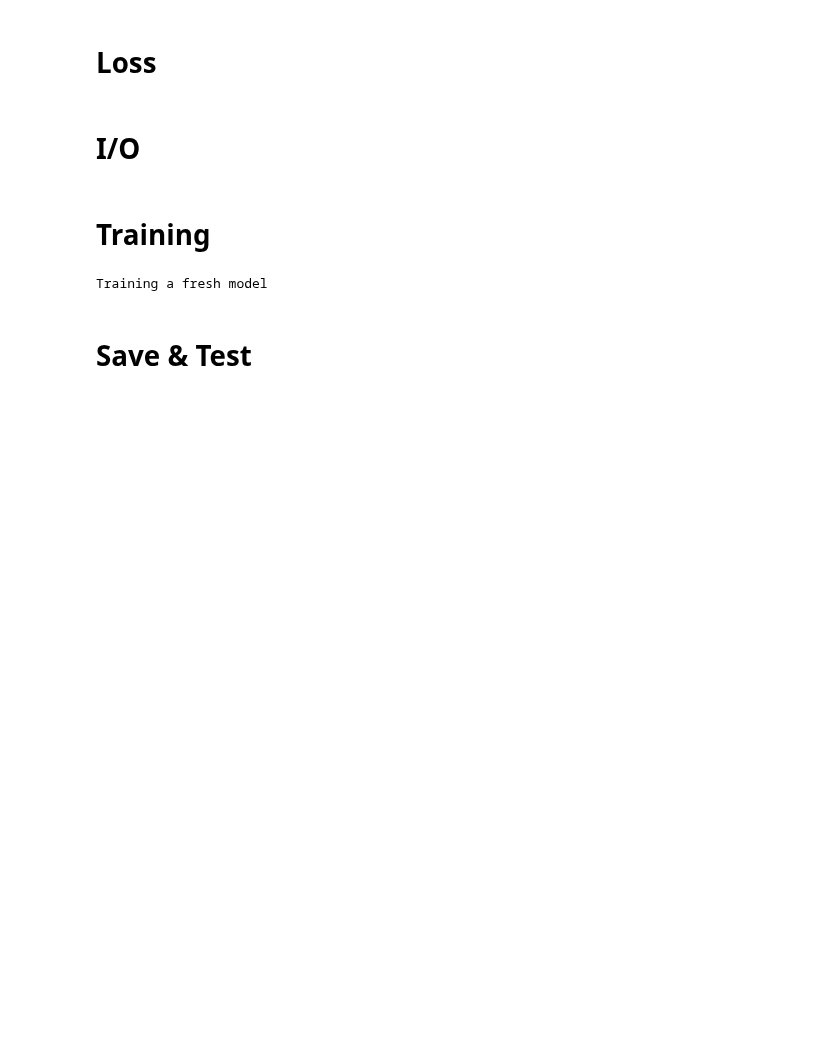
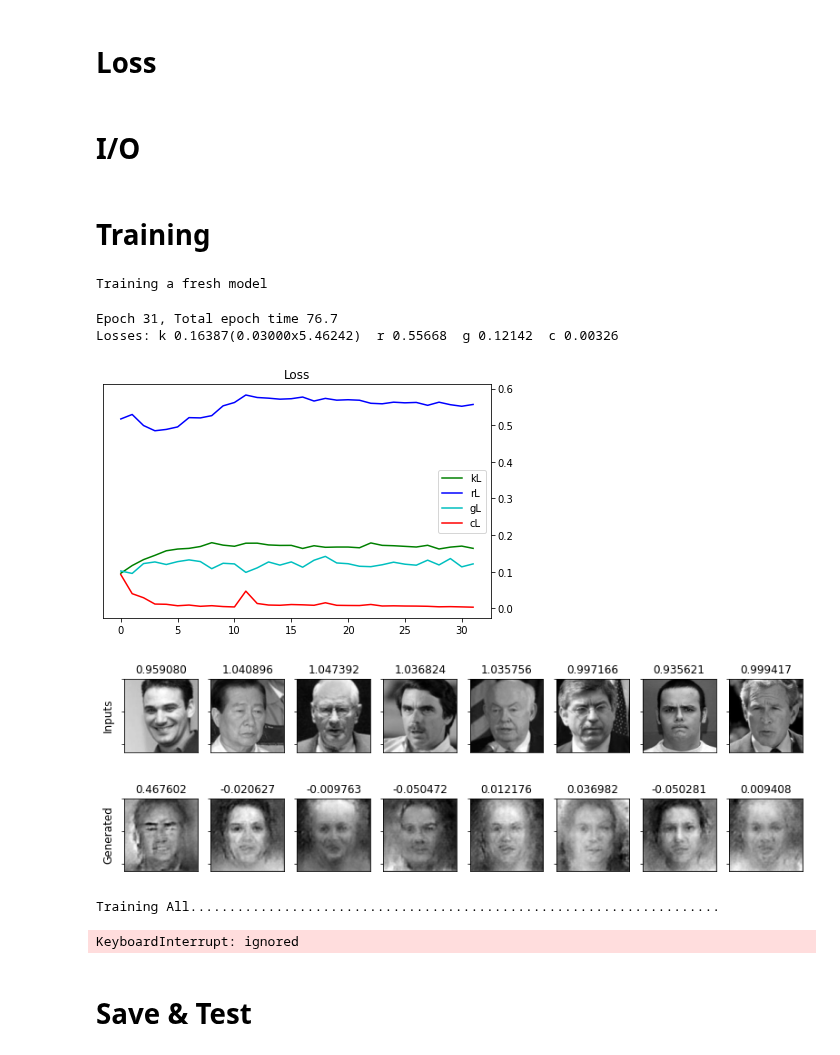
Before and after one commit to willtc111/StoicNet, a Jupyter notebook: Trainer.ipynb, the cells around one changed output. Cells and saved outputs as stored; diff of their text form; code cells hidden in the pictures; blank space fills up the shorter version.

```diff
--- a/Trainer.ipynb
+++ b/Trainer.ipynb
@@ -115,7 +115,8 @@ def parserCK(record):
     imageExpressive -= 1
     imageOther -= 1
 
-    return {"imageNeutral":imageNeutral, "imageExpressive":imageExpressive, "imageOther":imageOther}
+    #return {"imageNeutral":imageNeutral, "imageExpressive":imageExpressive, "imageOther":imageOther}
+    return {"image":imageExpressive}
 # %%
 BUFFER_SIZE = 20000
 BATCH_SIZE = 32
@@ -126,22 +127,25 @@ DB_PATH = BASE_DIR
 
 raw_LFW_train = tf.data.TFRecordDataset(DB_PATH + "trainLFW.tfrecords")
 raw_LFW_test = tf.data.TFRecordDataset(DB_PATH + "testLFW.tfrecords")
-parsed_LFW_train = raw_LFW_train.map(parserLFW).shuffle(BUFFER_SIZE).batch(BATCH_SIZE)
-parsed_LFW_test = raw_LFW_test.map(parserLFW).shuffle(BUFFER_SIZE).batch(BATCH_SIZE)
-
 
 raw_CK_train = tf.data.TFRecordDataset(DB_PATH + "train.tfrecords")
 raw_CK_test = tf.data.TFRecordDataset(DB_PATH + "test.tfrecords")
 
+raw_novel = tf.data.TFRecordDataset(DB_PATH + "novel.tfrecords")
+
+
+parsed_LFW_train = raw_LFW_train.map(parserLFW)
+parsed_LFW_test = raw_LFW_test.map(parserLFW)
+
 #raw_CK_val = raw_test.shard(2,0)
 #raw_CK_test = raw_test.shard(2,1)
+parsed_CK_train = raw_CK_train.map(parserCK)
+#parsed_CK_val = raw_val.map(parserCK)
+parsed_CK_test = raw_CK_test.map(parserCK)
 
-parsed_CK_train = raw_CK_train.map(parserCK).shuffle(BUFFER_SIZE).batch(BATCH_SIZE)
-#parsed_CK_val = raw_val.map(parserCK).shuffle(BUFFER_SIZE).batch(BATCH_SIZE)
-parsed_CK_test = raw_CK_test.map(parserCK).shuffle(BUFFER_SIZE).batch(BATCH_SIZE)
+parsed_train = parsed_LFW_train.concatenate(parsed_CK_train.shard(4,0)).shuffle(BUFFER_SIZE).batch(BATCH_SIZE)
+parsed_test  = parsed_LFW_test.concatenate(  parsed_CK_test.shard(4,0)).shuffle(BUFFER_SIZE).batch(BATCH_SIZE)
 
-
-raw_novel = tf.data.TFRecordDataset(DB_PATH + "novel.tfrecords")
 parsed_novel = raw_novel.map(parserCK)
 # %% [markdown]
 # Model
@@ -518,7 +522,8 @@ num_examples_to_generate = 16
 extra_critic_training_rounds = 0
 
 random_vector_for_generation = tf.random.normal(shape=[num_examples_to_generate, latent_dim])
-random_images_for_generation = [image_features['imageExpressive'] for image_features in parsed_CK_test.take(1)][0][0:num_examples_to_generate]
+#random_images_for_generation = [image_features['imageExpressive'] for image_features in parsed_CK_test.take(1)][0][0:num_examples_to_generate]
+random_images_for_generation = [image_features['image'] for image_features in parsed_test.take(1)][0][0:num_examples_to_generate]
 
 encOptimizer = tf.keras.optimizers.Adam(learning_rate=0.00005, beta_1=0.5)
 decOptimizer = tf.keras.optimizers.Adam(learning_rate=0.00005, beta_1=0.5)
@@ -540,13 +545,15 @@ else:
 Training a fresh model
 # %%
 # Wkl (aka beta) weighs KL Divergence loss, limiting encoding capacity
-Wkl = tf.convert_to_tensor(0.01, dtype=tf.float32)
-max_Wkl = 0.01
+Wkl = tf.convert_to_tensor(0.03, dtype=tf.float32)
+max_Wkl = 0.03
 Wkl_ramp_start = -1   # Ramps up
 Wkl_ramp_end = 10
 # Tried:
 # 0.001 (too low with Wrl=5, Wgl=1)
-# 0.01 (better with Wrl=5, Wgl=0.5)
+# 0.01 ( better  with Wrl=5, Wgl=0.5)
+# 0.05 (too high with Wrl=5, Wgl=0.25)
+# 0.03 ( ______  with Wrl=5, Wgl=0.25)
 
 
 # Wrl weighs reconstruction loss
@@ -573,7 +580,7 @@ for epoch in range(startEpoch, epochs):
     for training_round in range(0, extra_critic_training_rounds):
         print("\nTraining Critic Round {}".format(training_round), end="")
 
-        for image_features in parsed_LFW_train:
+        for image_features in parsed_train:
             image_raw = image_features['image']
 
             compute_apply_gradients_critic_only(
@@ -587,7 +594,7 @@ for epoch in range(startEpoch, epochs):
 
     print("\nTraining All", end="")
     batchCounter = 0
-    for image_features in parsed_LFW_train:
+    for image_features in parsed_train:
         image_raw = image_features['image']
 
         compute_apply_gradients(
@@ -607,7 +614,7 @@ for epoch in range(startEpoch, epochs):
     rloss = tf.keras.metrics.Mean()
     gloss = tf.keras.metrics.Mean()
     closs = tf.keras.metrics.Mean()
-    for image_features in parsed_LFW_test:
+    for image_features in parsed_test:
         image_raw = image_features['image']
 
         kl, rl, gl, cl = compute_ALL_loss(
@@ -627,35 +634,41 @@ for epoch in range(startEpoch, epochs):
     kl = tf.math.multiply(kloss.result(), Wkl).numpy()
     rl = tf.math.multiply(rloss.result(), Wrl).numpy()
     gl = tf.math.multiply(gloss.result(), Wgl).numpy()
     cl = closs.result().numpy()
     ls = ls + [(kl, rl, gl, cl)]
 
     end_time = time.time()
 
     # Output
     display.clear_output(wait=False)
     print('Epoch {0}, Total epoch time {1:.1f}'.format(epoch, end_time-start_time))
     print('Losses: k {0:.5f}({1:.5f}x{2:.5f})  r {3:.5f}  g {4:.5f}  c {5:.5f}'.format(
             kl, Wkl, kl_base, rl, gl, cl))
     plot_ALL_loss(ls)
     display_imgs_ratings(random_images_for_generation)
     #save_images(epoch, random_vector_for_generation)
     #display_novel_images()
 
-
     # Save the model from time to time or if you get a new record (after sufficient training)
     if epoch > 20 and kl + rl + gl < bestLoss:
         bestLoss = kl + rl + gl
         save_StoicNet("TEMP_BEST_MODEL")
         print("*Saved new best*")
-    elif (epoch + 1) % 25 == 0:
+    if (epoch + 1) % 25 == 0:
         display_feature_changes(epoch+1)
         save_StoicNet("TEMP_SAVE")
     elif (epoch + 1) % 5 == 0:
         save_StoicNet("TEMP_SAVE")
 
     tf.keras.backend.clear_session()
     start_time = time.time()
+# %% [output]
+Epoch 31, Total epoch time 76.7
+Losses: k 0.16387(0.03000x5.46242)  r 0.55668  g 0.12142  c 0.00326
+[figure, added]
+[figure, added]
+Training All....................................................................
+KeyboardInterrupt: ignored
 # %% [markdown]
 # Save & Test
 # %%
```
